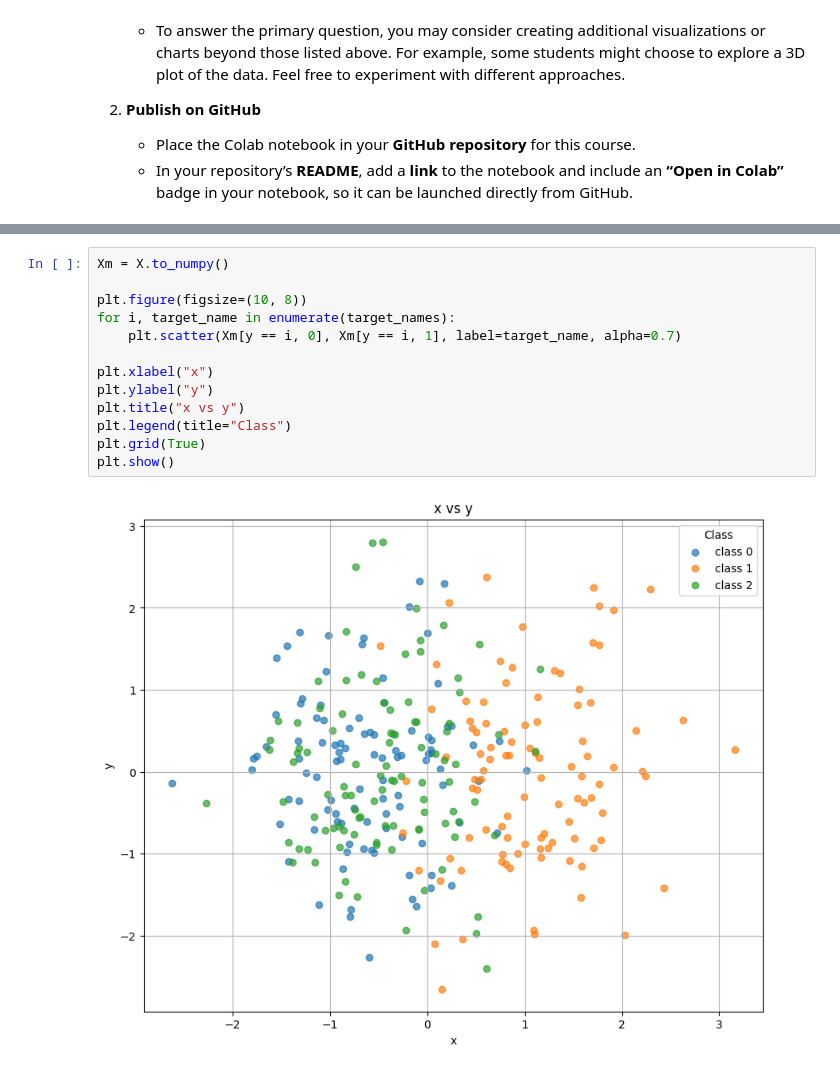
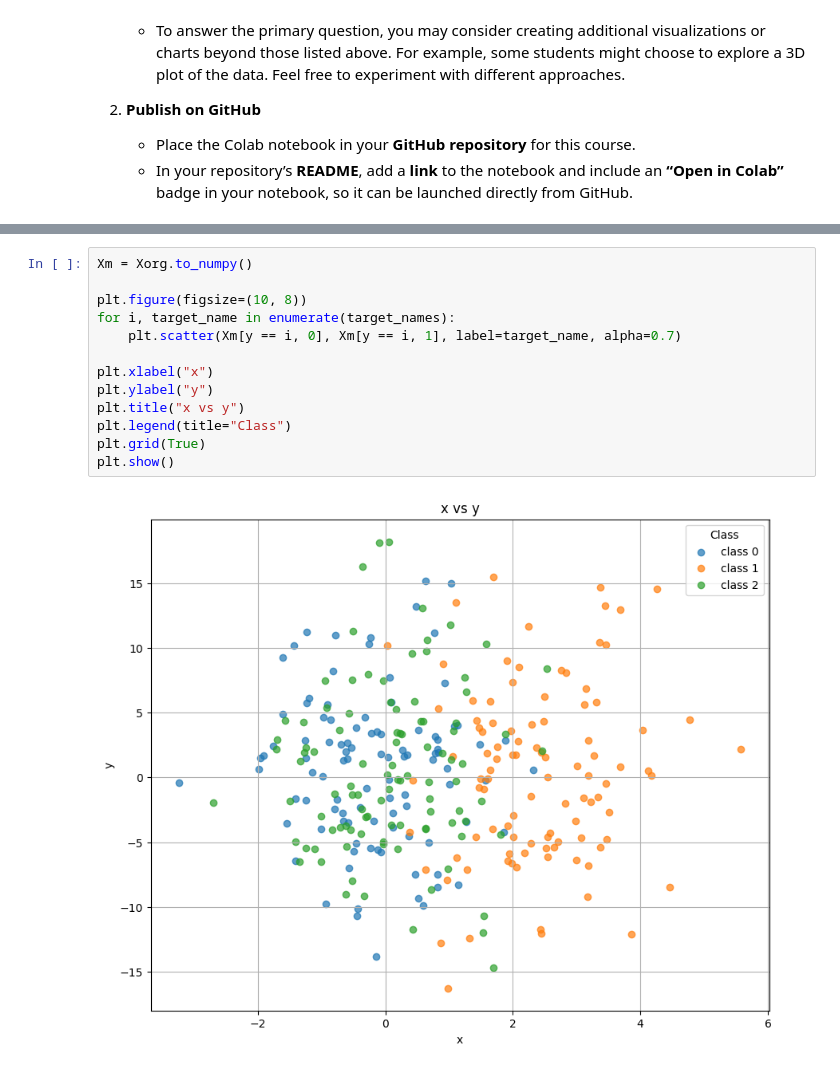
Before and after one commit to krzysztof-kar/ML2025, a Jupyter notebook: Lab01_PCA_prdom.ipynb, the cells around one changed output, grey strips where cells are left out. Saved outputs shown, nothing was run; the diff lists cells and outputs as text.

```diff
--- a/Lab01_PCA_prdom.ipynb
+++ b/Lab01_PCA_prdom.ipynb
@@ -131,20 +130,20 @@ plt.show()
 # %% [output]
 [figure]
 # %%
-Xm = X.to_numpy()
+Xm = Xorg.to_numpy()
 
 plt.figure(figsize=(10, 8))
 for i, target_name in enumerate(target_names):
     plt.scatter(Xm[y == i, 0], Xm[y == i, 1], label=target_name, alpha=0.7)
 
 plt.xlabel("x")
 plt.ylabel("y")
 plt.title("x vs y")
 plt.legend(title="Class")
 plt.grid(True)
 plt.show()
 # %% [output]
-[figure, old version]
+[figure, new version]
 # %%
 plt.figure(figsize=(10, 8))
 for i, target_name in enumerate(target_names):
```
Also changed, not shown: parts of 11 cells of this notebook.
